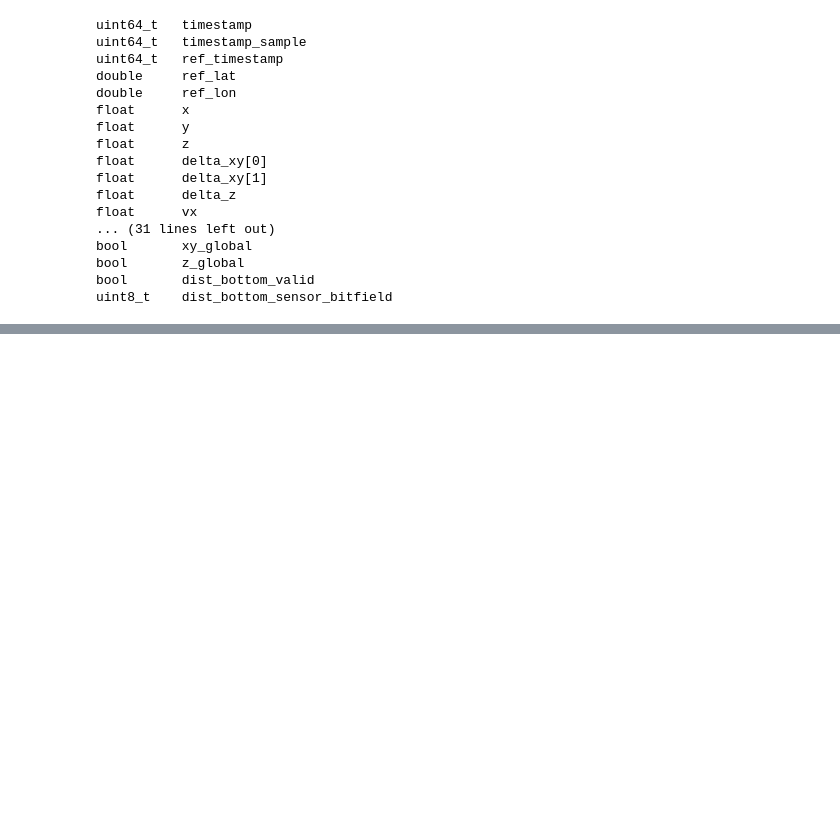
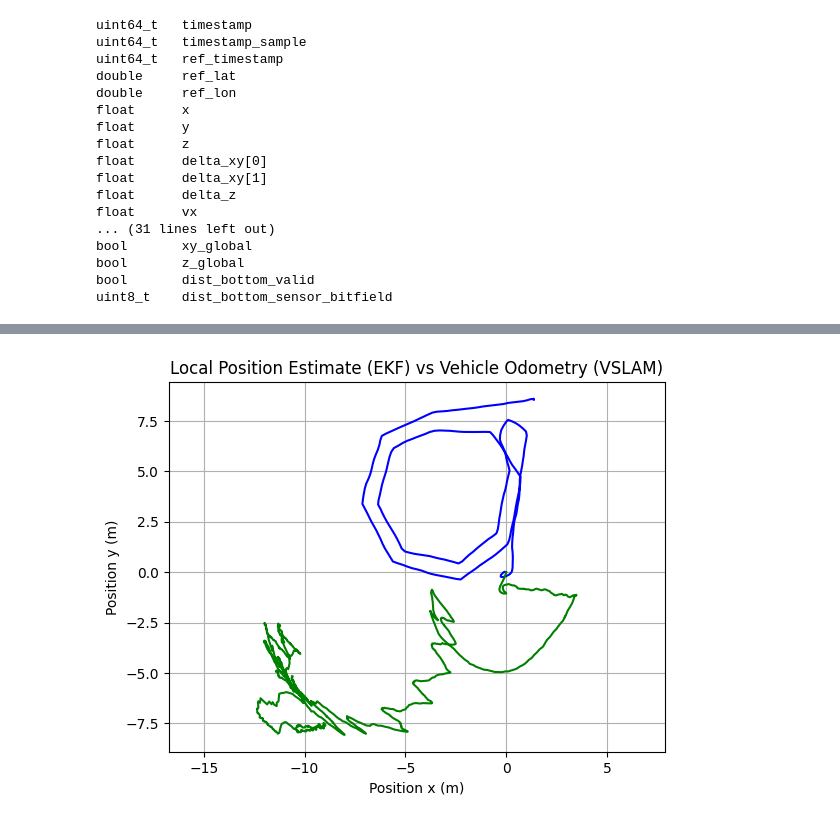
Before and after one commit to netdrones/flight_review, a Jupyter notebook: app/plotting_vslam.ipynb, the cells around one changed output, grey strips where cells are left out. Saved outputs shown, nothing was run; the diff lists cells and outputs as text; code cells hidden in the pictures; blank space fills up the shorter version.

```diff
--- a/app/plotting_vslam.ipynb
+++ b/app/plotting_vslam.ipynb
@@ -306,0 +128,11 @@ show(plot_spec(t,f,sum_psd,'X Y Z'))
+# %%
+plt.plot(est_x,est_y, color='blue')
+plt.plot(vslam_x,vslam_y, color='green')
+plt.axis('equal')
+plt.title('Local Position Estimate (EKF) vs Vehicle Odometry (VSLAM)')
+plt.xlabel('Position x (m)')
+plt.ylabel('Position y (m)')
+plt.grid()
+plt.show()
+# %% [output]
+[figure, added]
```
Also changed, not shown: parts of 25 cells of this notebook, 5 other files.
